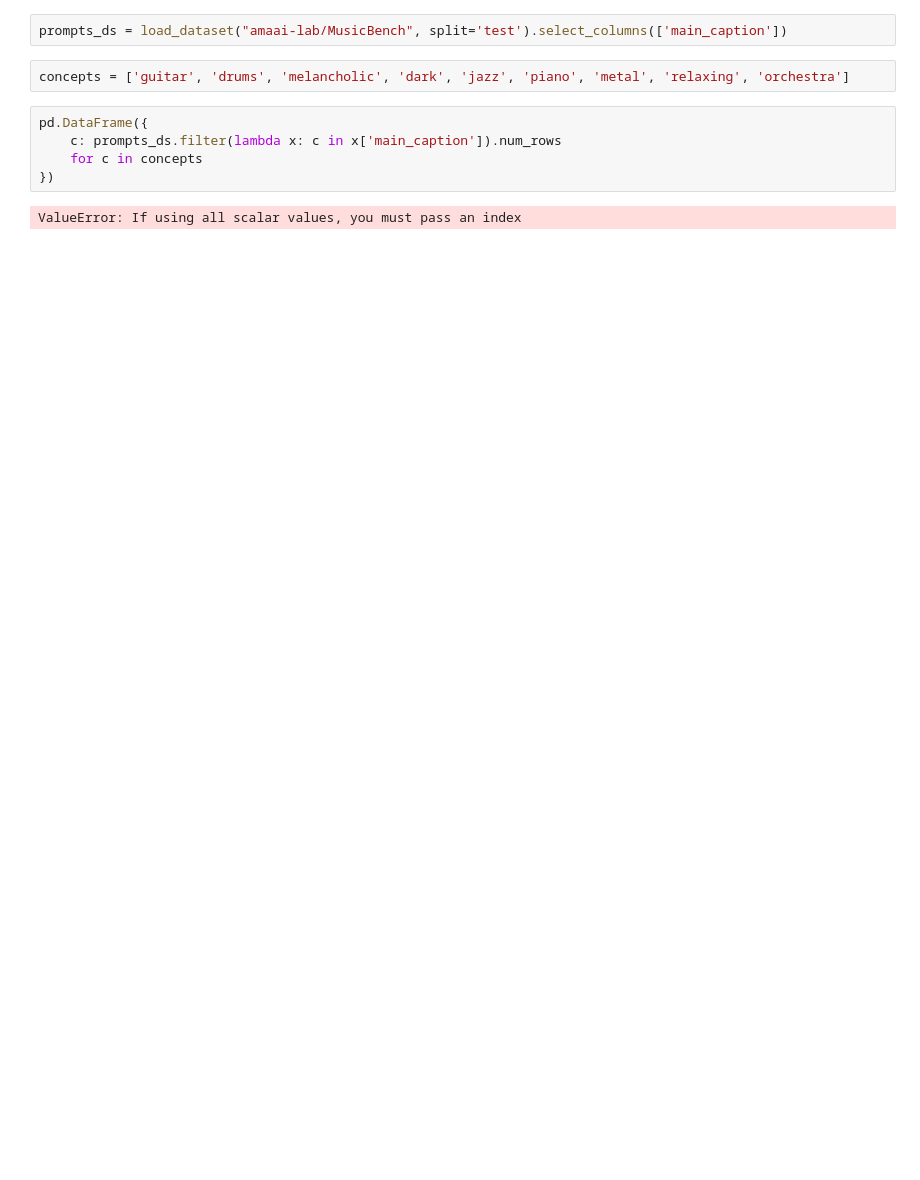
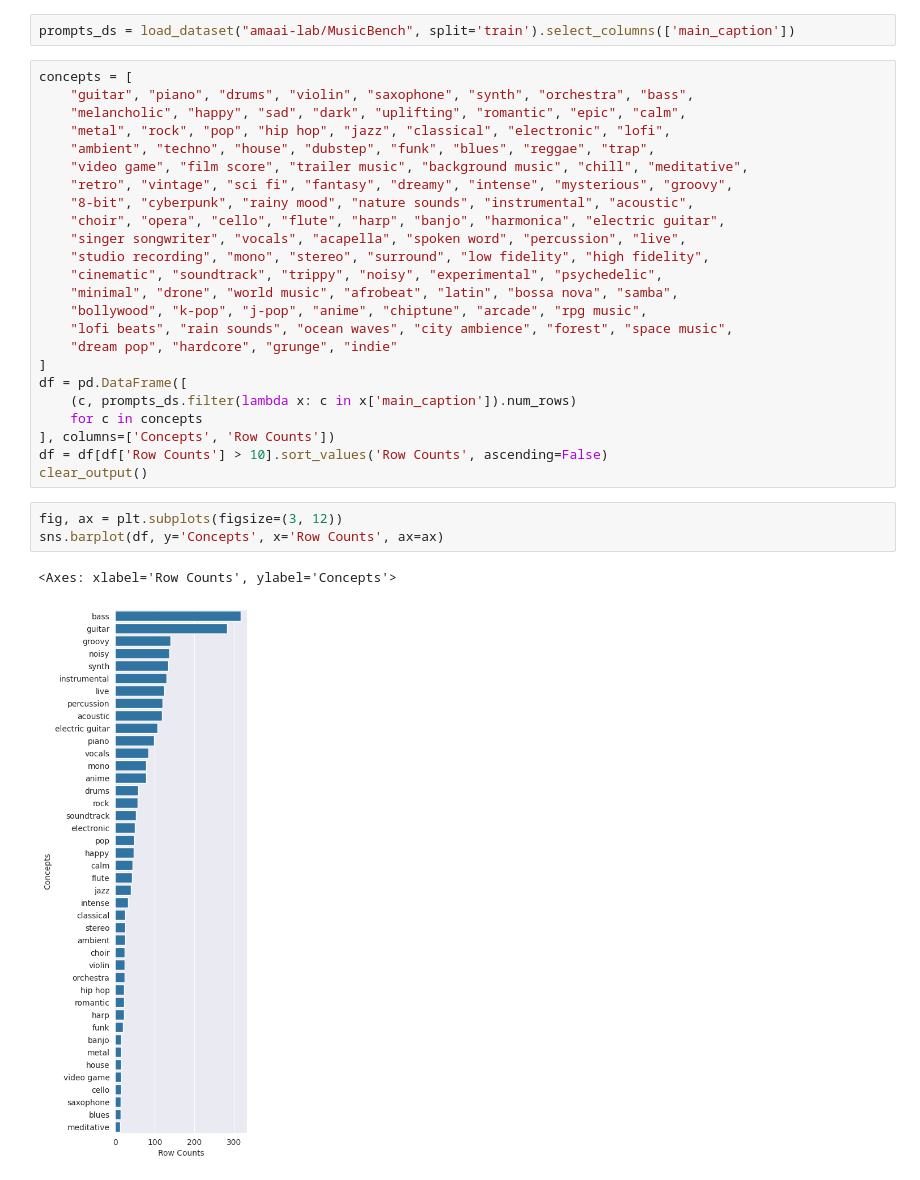
Before and after one commit to MikolajSzawerda/music-sae, a Jupyter notebook: notebooks/02-ablation-datasets.ipynb, the cells around one changed output. Drawn from its saved outputs; the diff is of its cells as text; blank space fills up the shorter version.

Commit message:
add prompt dataset

```diff
--- a/notebooks/02-ablation-datasets.ipynb
+++ b/notebooks/02-ablation-datasets.ipynb
@@ -8,11 +8,32 @@ ModuleNotFoundError: No module named 'seaborn'
 # %%
-prompts_ds = load_dataset("amaai-lab/MusicBench", split='test').select_columns(['main_caption'])
+prompts_ds = load_dataset("amaai-lab/MusicBench", split='train').select_columns(['main_caption'])
 # %%
-concepts = ['guitar', 'drums', 'melancholic', 'dark', 'jazz', 'piano', 'metal', 'relaxing', 'orchestra']
+concepts = [
+    "guitar", "piano", "drums", "violin", "saxophone", "synth", "orchestra", "bass",
+    "melancholic", "happy", "sad", "dark", "uplifting", "romantic", "epic", "calm",
+    "metal", "rock", "pop", "hip hop", "jazz", "classical", "electronic", "lofi",
+    "ambient", "techno", "house", "dubstep", "funk", "blues", "reggae", "trap",
+    "video game", "film score", "trailer music", "background music", "chill", "meditative",
+    "retro", "vintage", "sci fi", "fantasy", "dreamy", "intense", "mysterious", "groovy",
+    "8-bit", "cyberpunk", "rainy mood", "nature sounds", "instrumental", "acoustic",
+    "choir", "opera", "cello", "flute", "harp", "banjo", "harmonica", "electric guitar",
+    "singer songwriter", "vocals", "acapella", "spoken word", "percussion", "live",
+    "studio recording", "mono", "stereo", "surround", "low fidelity", "high fidelity",
+    "cinematic", "soundtrack", "trippy", "noisy", "experimental", "psychedelic",
+    "minimal", "drone", "world music", "afrobeat", "latin", "bossa nova", "samba",
+    "bollywood", "k-pop", "j-pop", "anime", "chiptune", "arcade", "rpg music",
+    "lofi beats", "rain sounds", "ocean waves", "city ambience", "forest", "space music",
+    "dream pop", "hardcore", "grunge", "indie"
+]
+df = pd.DataFrame([
+    (c, prompts_ds.filter(lambda x: c in x['main_caption']).num_rows)
+    for c in concepts
+], columns=['Concepts', 'Row Counts'])
+df = df[df['Row Counts'] > 10].sort_values('Row Counts', ascending=False)
+clear_output()
 # %%
-pd.DataFrame({
-    c: prompts_ds.filter(lambda x: c in x['main_caption']).num_rows
-    for c in concepts
-})
+fig, ax = plt.subplots(figsize=(3, 12))
+sns.barplot(df, y='Concepts', x='Row Counts', ax=ax)
 # %% [output]
-ValueError: If using all scalar values, you must pass an index
+<Axes: xlabel='Row Counts', ylabel='Concepts'>
+[figure, added]
```
Also changed, not shown: parts of 1 cell of this notebook, 4 other files.
